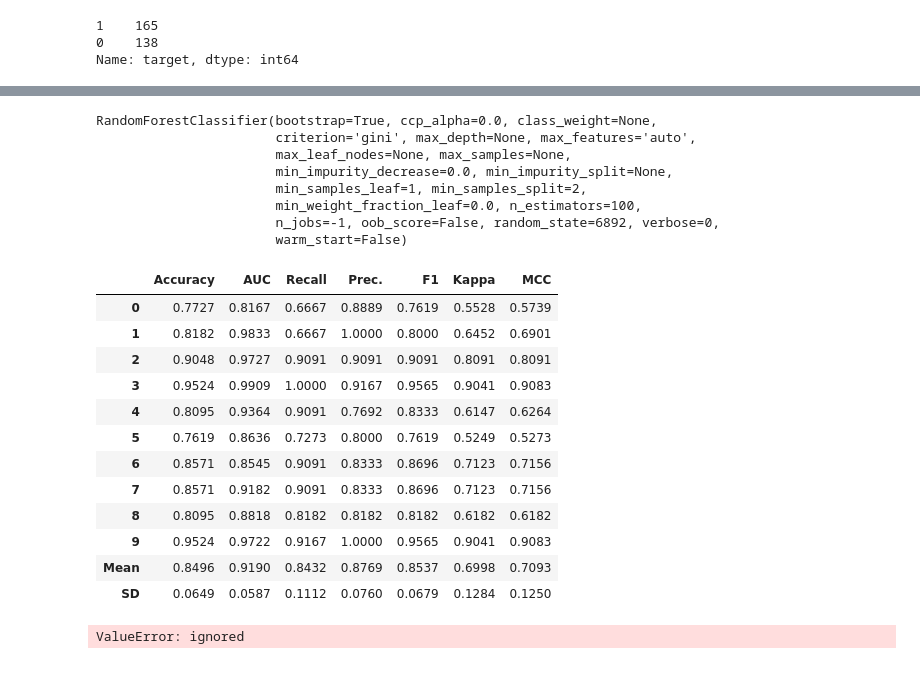
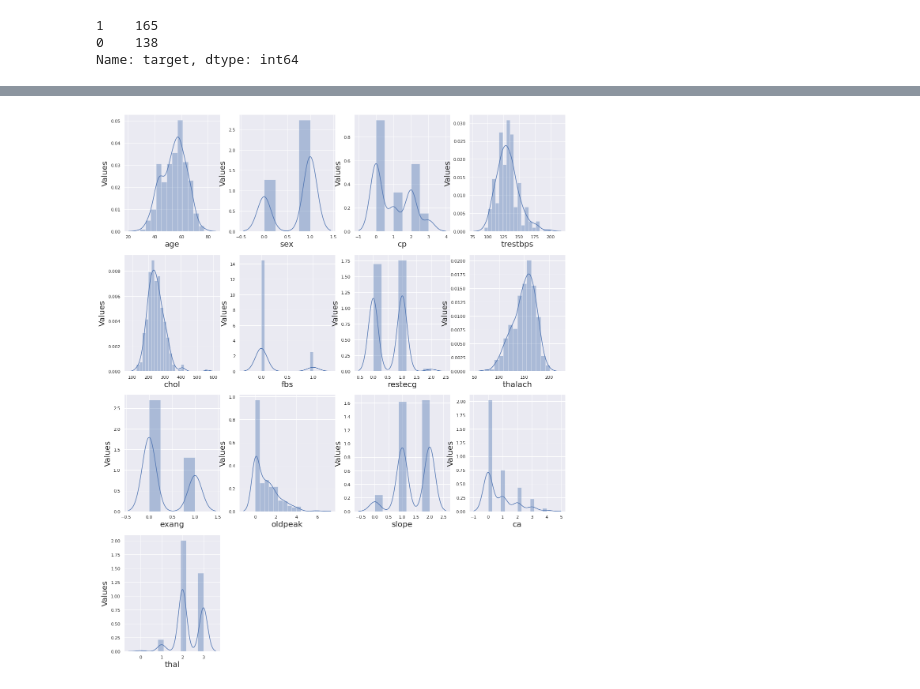
Before and after one commit to arecoluiz/Class_Pycaret, a Jupyter notebook: Cópia_de_Assingment_18_rev1.ipynb, the cells around one changed output, grey strips where cells are left out. Drawn from its saved outputs; the diff is of its cells as text; code cells hidden in the pictures.

```diff
--- a/Cópia_de_Assingment_18_rev1.ipynb
+++ b/Cópia_de_Assingment_18_rev1.ipynb
@@ -14,5 +27,6 @@ warnings.filterwarnings('ignore')
 sns.set()
 %matplotlib inline
 # %%
-df= pd.read_csv('Assignment_18/heart.csv')
+df = pd.read_csv('/content/drive/MyDrive/Datasets/heart.csv')
+df.head(10)
 # %% [output]
@@ -154,31 +127,0 @@ df.corr()
-# %%
-print(best_model)
-# %% [output]
-RandomForestClassifier(bootstrap=True, ccp_alpha=0.0, class_weight=None,
-                       criterion='gini', max_depth=None, max_features='auto',
-                       max_leaf_nodes=None, max_samples=None,
-                       min_impurity_decrease=0.0, min_impurity_split=None,
-                       min_samples_leaf=1, min_samples_split=2,
-                       min_weight_fraction_leaf=0.0, n_estimators=100,
-                       n_jobs=-1, oob_score=False, random_state=6892, verbose=0,
-                       warm_start=False)
-# %%
-tuned_best_model = tune_model(best_model)
-# %% [output]
-|  | Accuracy | AUC | Recall | Prec. | F1 | Kappa | MCC |
-| 0 | 0.7727 | 0.8167 | 0.6667 | 0.8889 | 0.7619 | 0.5528 | 0.5739 |
-| 1 | 0.8182 | 0.9833 | 0.6667 | 1.0000 | 0.8000 | 0.6452 | 0.6901 |
-| 2 | 0.9048 | 0.9727 | 0.9091 | 0.9091 | 0.9091 | 0.8091 | 0.8091 |
-| 3 | 0.9524 | 0.9909 | 1.0000 | 0.9167 | 0.9565 | 0.9041 | 0.9083 |
-| 4 | 0.8095 | 0.9364 | 0.9091 | 0.7692 | 0.8333 | 0.6147 | 0.6264 |
-| 5 | 0.7619 | 0.8636 | 0.7273 | 0.8000 | 0.7619 | 0.5249 | 0.5273 |
-| 6 | 0.8571 | 0.8545 | 0.9091 | 0.8333 | 0.8696 | 0.7123 | 0.7156 |
-| 7 | 0.8571 | 0.9182 | 0.9091 | 0.8333 | 0.8696 | 0.7123 | 0.7156 |
-| 8 | 0.8095 | 0.8818 | 0.8182 | 0.8182 | 0.8182 | 0.6182 | 0.6182 |
-| 9 | 0.9524 | 0.9722 | 0.9167 | 1.0000 | 0.9565 | 0.9041 | 0.9083 |
-| Mean | 0.8496 | 0.9190 | 0.8432 | 0.8769 | 0.8537 | 0.6998 | 0.7093 |
-| SD | 0.0649 | 0.0587 | 0.1112 | 0.0760 | 0.0679 | 0.1284 | 0.1250 |
-# %%
-plot_model(tuned_best_model, plot = '')
-# %% [output]
-ValueError: ignored
@@ -188,0 +128,15 @@ plot_model(tuned_best_model, plot = 'confusion_matrix')
+# %%
+# Analizando a distribuição das Variáveis
+plt.figure(figsize=(20,25))
+plotnumber=1
+
+for column in df:
+  if plotnumber<14:
+    ax=plt.subplot(4,4,plotnumber)
+    sns.distplot(df[column])
+    plt.xlabel(column,fontsize=20)
+    plt.ylabel('Values',fontsize=20)
+  plotnumber+=1
+plt.show()
+# %% [output]
+[figure, added]
```
Also changed, not shown: parts of 19 cells of this notebook.
